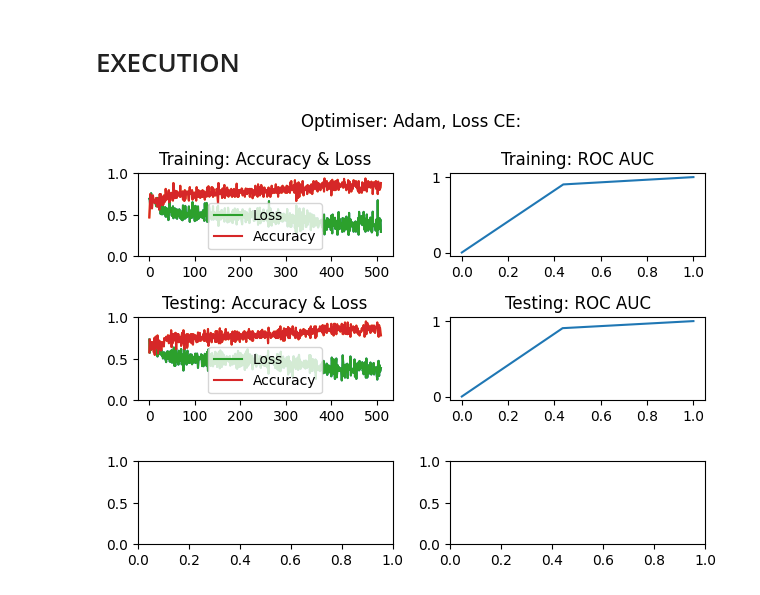
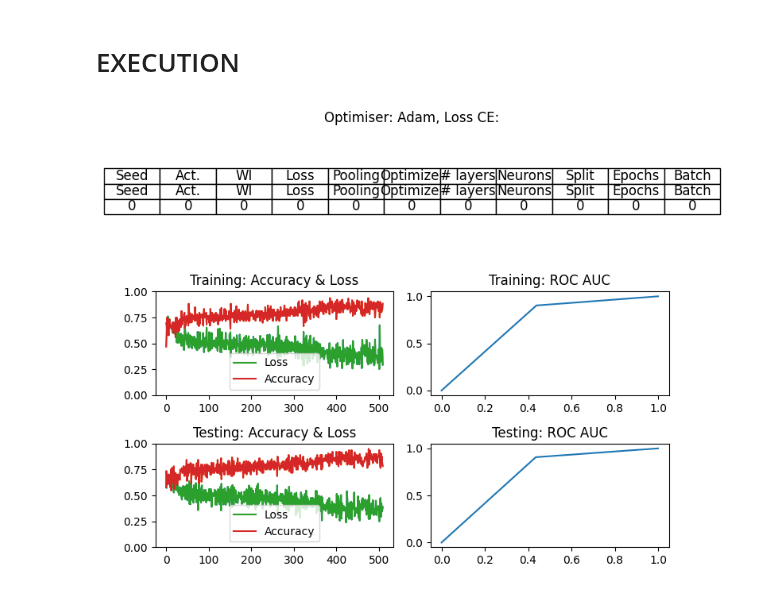
Before and after one commit to Theis-Mathiassen/NeuralGraphs, a Jupyter notebook: Fiddle/mutagtest.ipynb, the cells around one changed output. Saved outputs shown, nothing was run; the diff lists cells and outputs as text; code cells hidden in the pictures.

```diff
--- a/Fiddle/mutagtest.ipynb
+++ b/Fiddle/mutagtest.ipynb
@@ -246,40 +248,77 @@ plot_testing = True
 plot_accuracy = True
 plot_rocauc = True
 
-fig, ax = plt.subplots(2, 2)
+#fig, ax = plt.subplots(2, 2)
+fig = plt.figure(figsize=(8, 6))
+
+gs = gridspec.GridSpec(3, 2)
+
 #plt.autoscale(enable=True, axis='both', tight=True)
 
 #if(plot_training and plot_testing):
 #    fig, ax = plt.subplots(2, 2)
 
 
 #gs = gridspec.GridSpec(3, 2)
 
+ax1 = plt.subplot(gs[0, :])
+data = [
+    ["Seed", "Activation", "Weight Initializer", "Loss function", "Pooling", "Optimizer", "# layers", "Neurons", "Split", "Epochs", "Batch"],
+    ["0"] * 11  # Add a row with zeros
+]
+
+columns = data[0]
+
+# Create a table
+ax1.table = plt.table(cellText=data, colLabels=columns, cellLoc='left', loc='center', cellLoc='center')
+
+# Adjust cell text alignment to wrap
+for key, cell in ax1.table._cells.items():
+    cell._text.set_text(cell.get_text().wrap(10))  # Adjust the value as needed to control text wrap length
+
+# Adjust the appearance of the table
+ax1.table.auto_set_font_size(False)
+ax1.table.set_fontsize(12)
+ax1.table.scale(1.2, 1.2)  # Adjust the size of the table
+
+# Hide axis and display the table
+ax1 = plt.gca()
+ax1.axis('off')
+
+plt.show()
+
 
 # Plot for train
 if(plot_training):
     if(plot_accuracy):
-        ax00 = ax[0, 0]
+        #ax00 = ax[0, 0]
+        ax00 = plt.subplot(gs[1, 0])
+
         plotAccuracy(train_losses, train_accuracies, "Training: Accuracy & Loss", ax00)
 
     if(plot_rocauc):
-        ax10 = ax[0, 1]
+        #ax10 = ax[0, 1]
+        ax10 = plt.subplot(gs[1, 1])
+
         plotROCAUC(train_labels, train_scores, "Training: ROC AUC", ax10)
 
 # Plot for test
 if(plot_testing):
     if(plot_accuracy):
-        ax01 = ax[1, 0]
+        #ax01 = ax[1, 0]
+        ax01 = plt.subplot(gs[2, 0])
         plotAccuracy(test_losses, test_accuracies, "Testing: Accuracy & Loss", ax01)
 
     if(plot_rocauc):
-        ax11 = ax[1, 1]
+        #ax11 = ax[1, 1]
+        ax11 = plt.subplot(gs[2, 1])
+
         plotROCAUC(test_labels, test_scores, "Testing: ROC AUC" ,ax11)
 
 title = "Optimiser: {}, Loss {}:".format("Adam", "CE")
 
 fig.suptitle(title, fontsize=12, wrap=True)
 
 plt.tight_layout()
 # %% [output]
-[figure, old version]
+[figure, new version]
```
Also changed, not shown: parts of 1 cell of this notebook.
